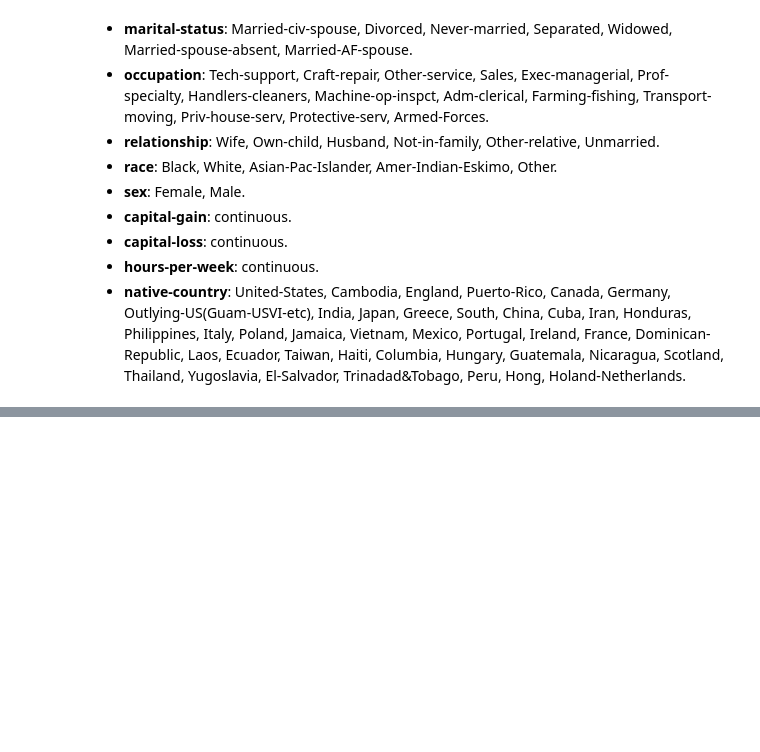
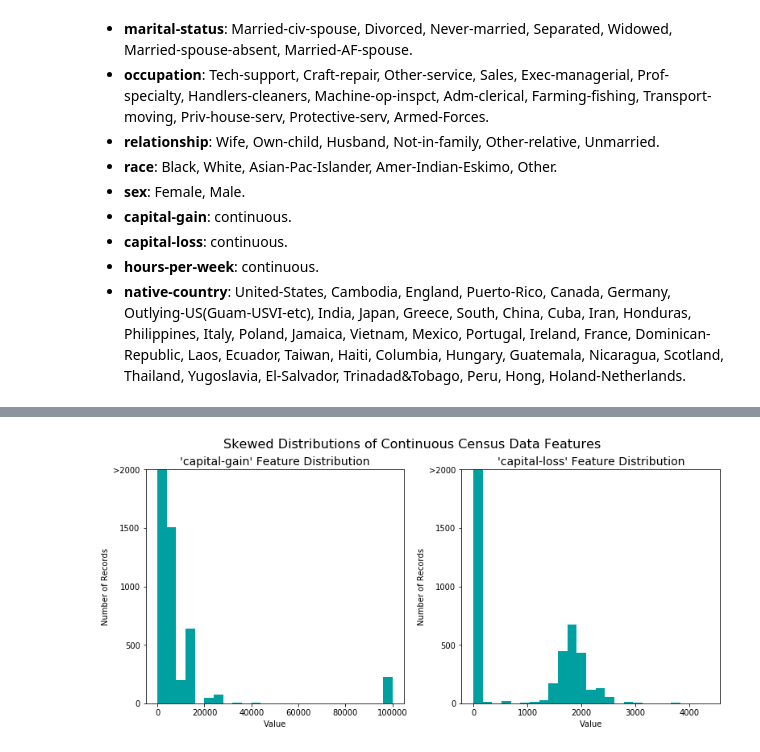
Before and after one commit to leonisawesome/charity_ml, a Jupyter notebook: finding_charity_ml_doners.ipynb, the cells around one changed output, grey strips where cells are left out. Saved outputs shown, nothing was run; the diff lists cells and outputs as text; code cells hidden in the pictures; blank space fills up the shorter version.

```diff
--- a/finding_charity_ml_doners.ipynb
+++ b/finding_charity_ml_doners.ipynb
@@ -67,0 +74,9 @@ Percentage of individuals making more than $50,000: 24.78%
+# %%
+# Split the data into features and target label
+income_raw = df['income']
+features_raw = df.drop('income', axis = 1)
+
+# Visualize skewed continuous features of original data
+vs.distribution(df)
+# %% [output]
+[figure, added]
```
Also changed, not shown: parts of 6 cells of this notebook.
